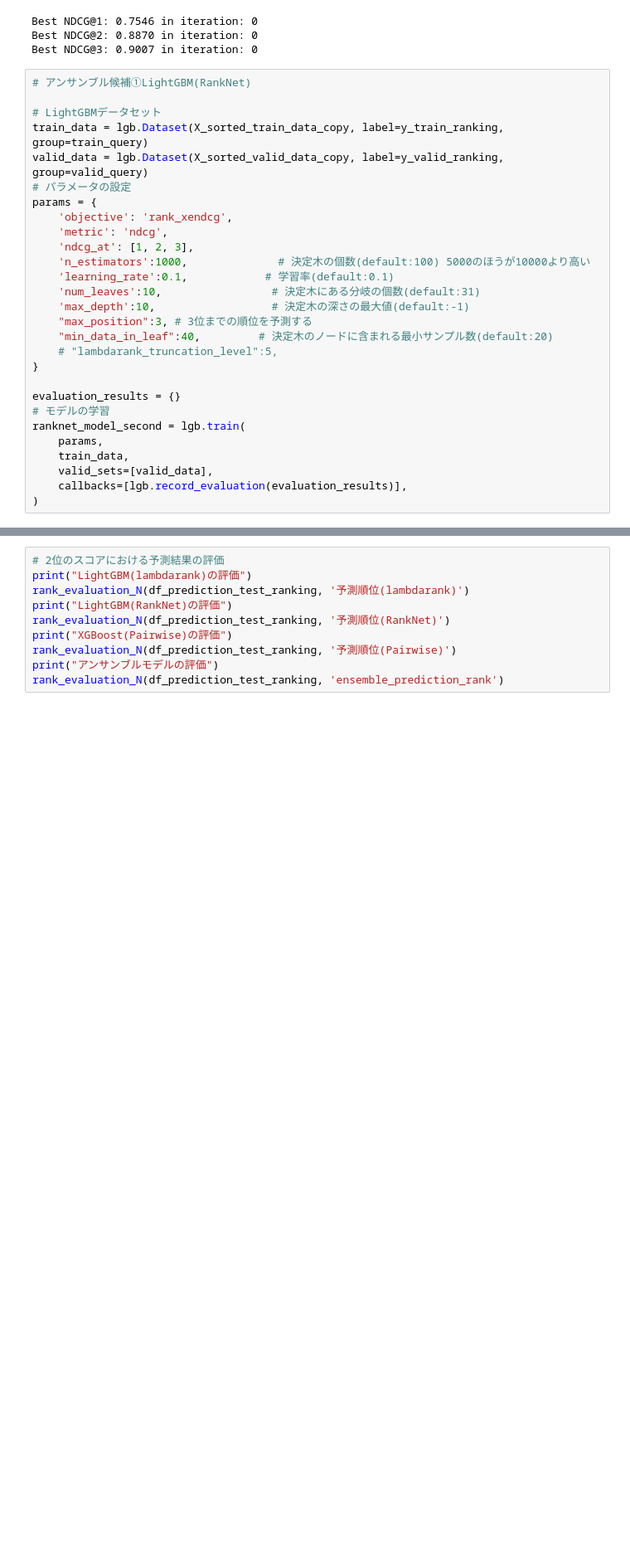
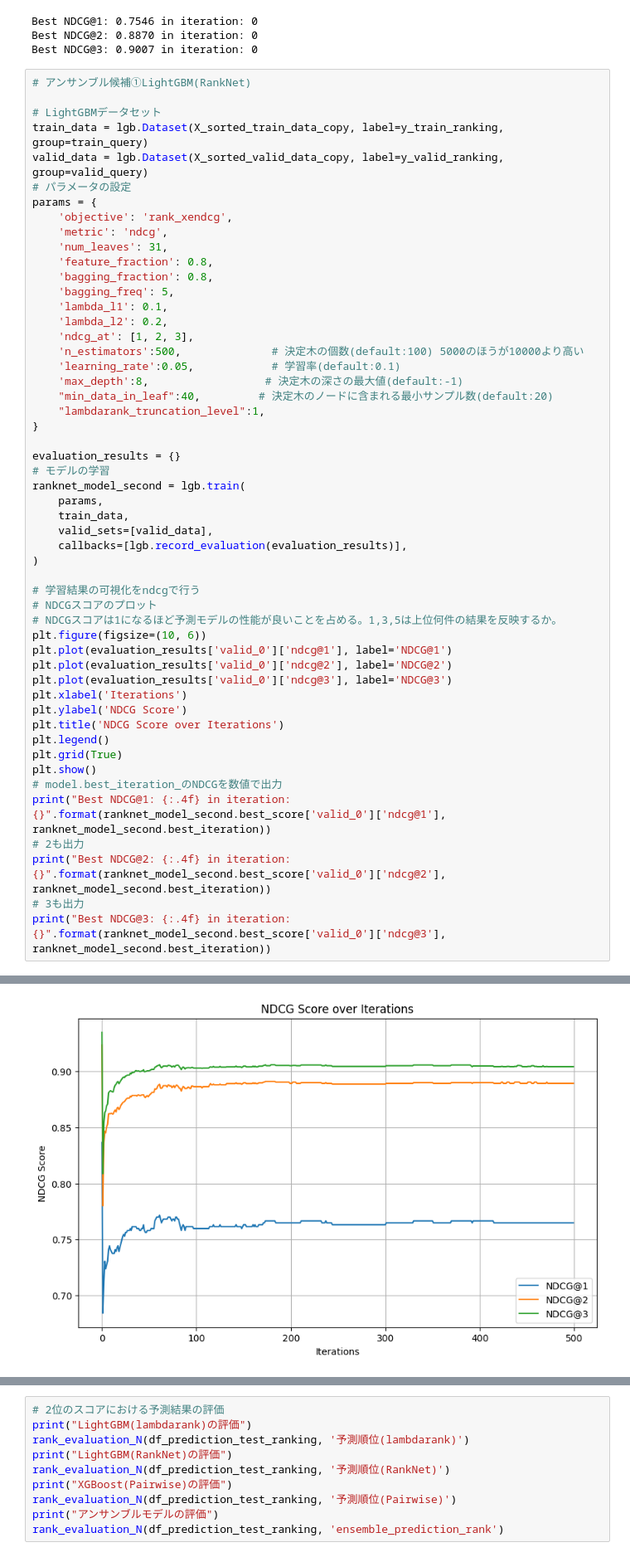
Before and after one commit to ihpolyphe/horse_inference, a Jupyter notebook: scripts/train_horse_secandary_ranking.ipynb, the cells around one changed output, grey strips where cells are left out. Shown at 83% size. Drawn from its saved outputs; the diff is of its cells as text; blank space fills up the shorter version.

```diff
--- a/scripts/train_horse_secandary_ranking.ipynb
+++ b/scripts/train_horse_secandary_ranking.ipynb
@@ -1565,14 +1552,18 @@ valid_data = lgb.Dataset(X_sorted_valid_data_copy, label=y_valid_ranking, group=
 params = {
     'objective': 'rank_xendcg',
     'metric': 'ndcg',
+    'num_leaves': 31,
+    'feature_fraction': 0.8,
+    'bagging_fraction': 0.8,
+    'bagging_freq': 5,
+    'lambda_l1': 0.1,
+    'lambda_l2': 0.2,
     'ndcg_at': [1, 2, 3],
-    'n_estimators':1000,              # 決定木の個数(default:100) 5000のほうが10000より高い
-    'learning_rate':0.1,            # 学習率(default:0.1)
-    'num_leaves':10,                 # 決定木にある分岐の個数(default:31)
-    'max_depth':10,                  # 決定木の深さの最大値(default:-1)
-    "max_position":3, # 3位までの順位を予測する
+    'n_estimators':500,              # 決定木の個数(default:100) 5000のほうが10000より高い
+    'learning_rate':0.05,            # 学習率(default:0.1)
+    'max_depth':8,                  # 決定木の深さの最大値(default:-1)
     "min_data_in_leaf":40,         # 決定木のノードに含まれる最小サンプル数(default:20)
-    # "lambdarank_truncation_level":5,
+    "lambdarank_truncation_level":1,
 }
 
 evaluation_results = {}
@@ -1583,4 +1574,24 @@ ranknet_model_second = lgb.train(
     valid_sets=[valid_data],
     callbacks=[lgb.record_evaluation(evaluation_results)],
 )
+
+# 学習結果の可視化をndcgで行う
+# NDCGスコアのプロット
+# NDCGスコアは1になるほど予測モデルの性能が良いことを占める。1,3,5は上位何件の結果を反映するか。
+plt.figure(figsize=(10, 6))
+plt.plot(evaluation_results['valid_0']['ndcg@1'], label='NDCG@1')
+plt.plot(evaluation_results['valid_0']['ndcg@2'], label='NDCG@2')
+plt.plot(evaluation_results['valid_0']['ndcg@3'], label='NDCG@3')
+plt.xlabel('Iterations')
+plt.ylabel('NDCG Score')
+plt.title('NDCG Score over Iterations')
+plt.legend()
+plt.grid(True)
+plt.show()
+# model.best_iteration_のNDCGを数値で出力
+print("Best NDCG@1: {:.4f} in iteration: {}".format(ranknet_model_second.best_score['valid_0']['ndcg@1'], ranknet_model_second.best_iteration))
+# 2も出力
+print("Best NDCG@2: {:.4f} in iteration: {}".format(ranknet_model_second.best_score['valid_0']['ndcg@2'], ranknet_model_second.best_iteration))
+# 3も出力
+print("Best NDCG@3: {:.4f} in iteration: {}".format(ranknet_model_second.best_score['valid_0']['ndcg@3'], ranknet_model_second.best_iteration))
 # %% [output]
@@ -1591,0 +1615 @@ You can set `force_col_wise=true` to remove the overhead.
+[figure, added]
```
Also changed, not shown: parts of 15 cells of this notebook, 2 other files.
